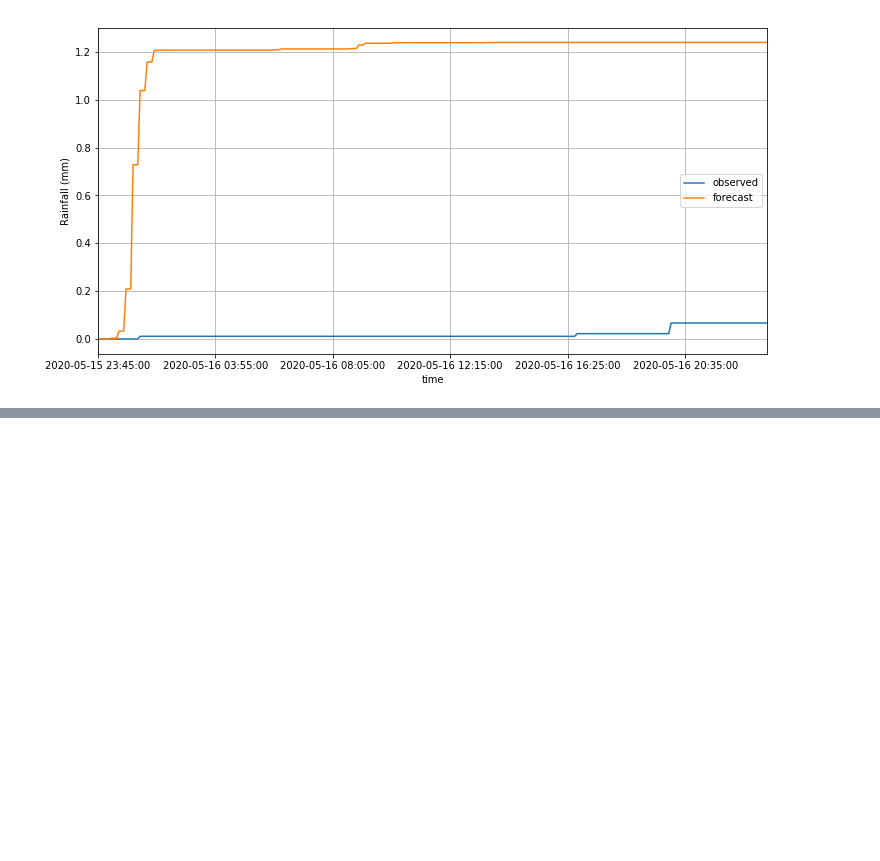
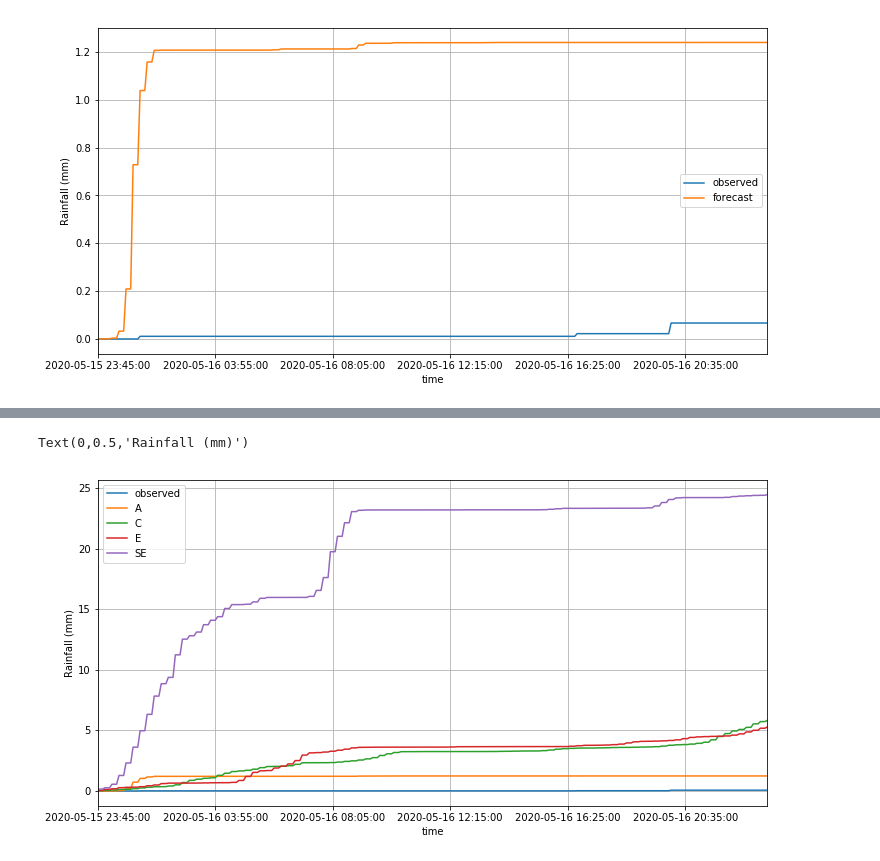
Before and after one commit to CUrW-SL/DSS-Framework, a Jupyter notebook: jupyter_notebooks/Accuracy test/wrf/wrf_accuracy.ipynb, the cells around one changed output, grey strips where cells are left out. Saved outputs shown, nothing was run; the diff lists cells and outputs as text; code cells hidden in the pictures; blank space fills up the shorter version.

```diff
--- a/jupyter_notebooks/Accuracy test/wrf/wrf_accuracy.ipynb
+++ b/jupyter_notebooks/Accuracy test/wrf/wrf_accuracy.ipynb
@@ -446,0 +692,18 @@ Text(0,0.5,'Rainfall (mm)')
+# %%
+obs_file_path = '/home/hasitha/PycharmProjects/DSS-Framework/output/2020-06-24/obs_cum_mean.csv'
+fcst_19_file_path = '/home/hasitha/PycharmProjects/DSS-Framework/output/2020-06-24/fcst_dwrf_gfs_d1_18_19_cum_mean.csv'
+fcst_20_file_path = '/home/hasitha/PycharmProjects/DSS-Framework/output/2020-06-24/fcst_dwrf_gfs_d1_18_20_cum_mean.csv'
+fcst_21_file_path = '/home/hasitha/PycharmProjects/DSS-Framework/output/2020-06-24/fcst_dwrf_gfs_d1_18_21_cum_mean.csv'
+fcst_22_file_path = '/home/hasitha/PycharmProjects/DSS-Framework/output/2020-06-24/fcst_dwrf_gfs_d1_18_22_cum_mean.csv'
+# %%
+obs_df = pd.read_csv(obs_file_path)
+fcst_19_df = pd.read_csv(fcst_19_file_path)
+fcst_20_df = pd.read_csv(fcst_20_file_path)
+fcst_21_df = pd.read_csv(fcst_21_file_path)
+fcst_22_df = pd.read_csv(fcst_22_file_path)
+# %%
+plot_df = reduce(lambda x,y: pd.merge(x,y, on='time', how='outer'), [obs_df,fcst_19_df,fcst_20_df,fcst_21_df,fcst_22_df])
+plot_df.plot(x='time', y=['observed','A','C','E','SE'], kind='line', figsize=(12,6), grid=True).set_ylabel('Rainfall (mm)')
+# %% [output]
+Text(0,0.5,'Rainfall (mm)')
+[figure, added]
```
Also changed, not shown: parts of 25 cells of this notebook, 2 other files.
